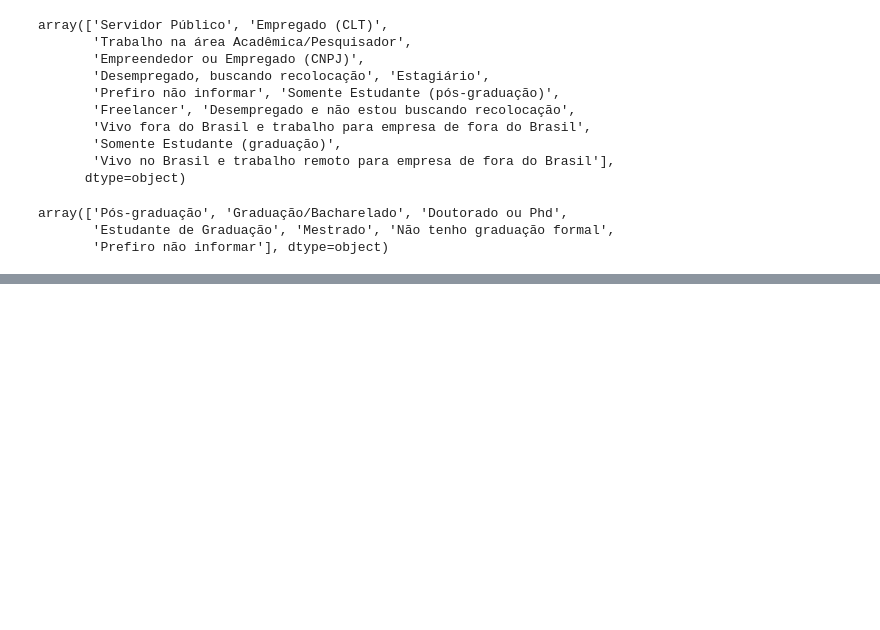
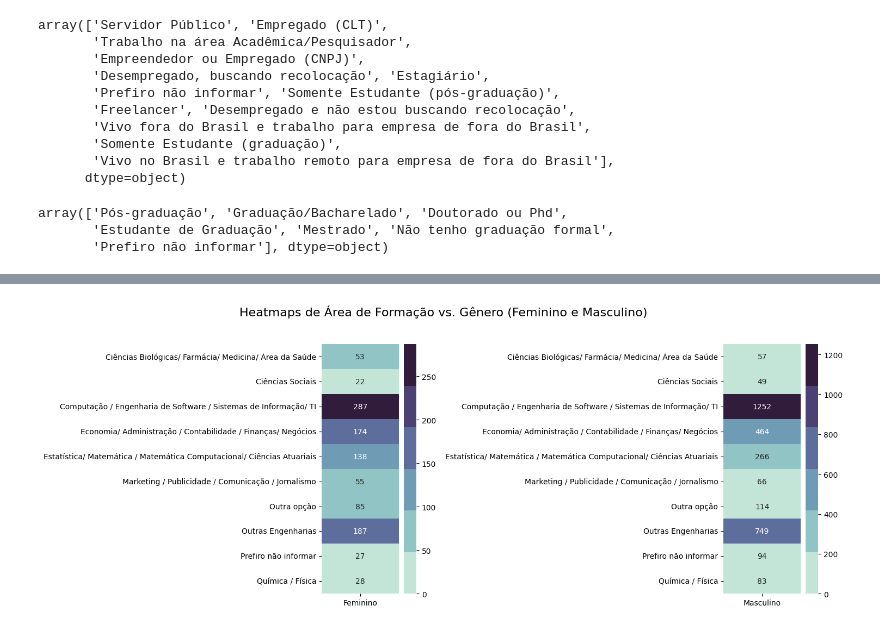
Before and after one commit to mariah-moreira/projeto_grupo_2, a Jupyter notebook: projeto_data_tech.ipynb, the cells around one changed output, grey strips where cells are left out. Saved outputs shown, nothing was run; the diff lists cells and outputs as text; code cells hidden in the pictures; blank space fills up the shorter version.

```diff
--- a/projeto_data_tech.ipynb
+++ b/projeto_data_tech.ipynb
@@ -226 +305,45 @@ array(['Servidor Público', 'Empregado (CLT)',
+# %%
+# Filtrar o DataFrame para considerar apenas o gênero "Feminino" e "Masculino"
+df_feminino1 = df_demografico1[df_demografico1['genero'] == 'Feminino']
+df_masculino2 = df_demografico1[df_demografico1['genero'] == 'Masculino']
+
+# Criar tabela de contagem cruzada
+heatmap_data_feminino1 = pd.crosstab(df_feminino1['área_de_formação'], df_feminino1['genero'])
+heatmap_data_masculino1 = pd.crosstab(df_masculino2['área_de_formação'], df_masculino2['genero'])
+
+# Paleta de cores para cubehelix_palette
+palette11 = sns.cubehelix_palette(start=.5, rot=-.5)
+
+# Definir os valores mínimos e máximos separados para as escalas de cores
+vmin_feminino1 = 0
+vmax_feminino1 = heatmap_data_feminino1.values.max()
+
+vmin_masculino1 = 0
+vmax_masculino1 = heatmap_data_masculino1.values.max()
+
+# Criar uma unica figura com dois subplots - (1,2) lado a lado / (2,1) um em cima do outro
+fig, axes = plt.subplots(1, 2, figsize=(15, 6), )
+
+# Ajustar o espaçamento entre os subplots
+fig.subplots_adjust(wspace=5)
+
+# Criar os heatmaps em cada subplot com escalas de cores separadas
+sns.heatmap(heatmap_data_feminino1, annot=True, cmap=palette11, fmt='d', vmin=vmin_feminino1, vmax=vmax_feminino1, ax=axes[0])
+sns.heatmap(heatmap_data_masculino1, annot=True, cmap=palette11, fmt='d', vmin=vmin_masculino1, vmax=vmax_masculino1, ax=axes[1])
+
+# Adicionar um título para ambos os heatmaps
+fig.suptitle('Heatmaps de Área de Formação vs. Gênero (Feminino e Masculino)', fontsize=16)
+
+# Rótulos aos eixos
+axes[0].set_xlabel('')  # Vazio remove o rótulo do eixo
+axes[1].set_xlabel('')
+axes[0].set_ylabel('')
+axes[1].set_ylabel('')
+
+# Ajustar o layout para evitar sobreposição de rótulos, centralizar titulo e alinhar legendas
+plt.tight_layout(rect=[0, 0.03, 1, 0.95])
+
+plt.show()
+# %% [output]
+[figure, added]
 # %%
```
Also changed, not shown: parts of 22 cells of this notebook.
